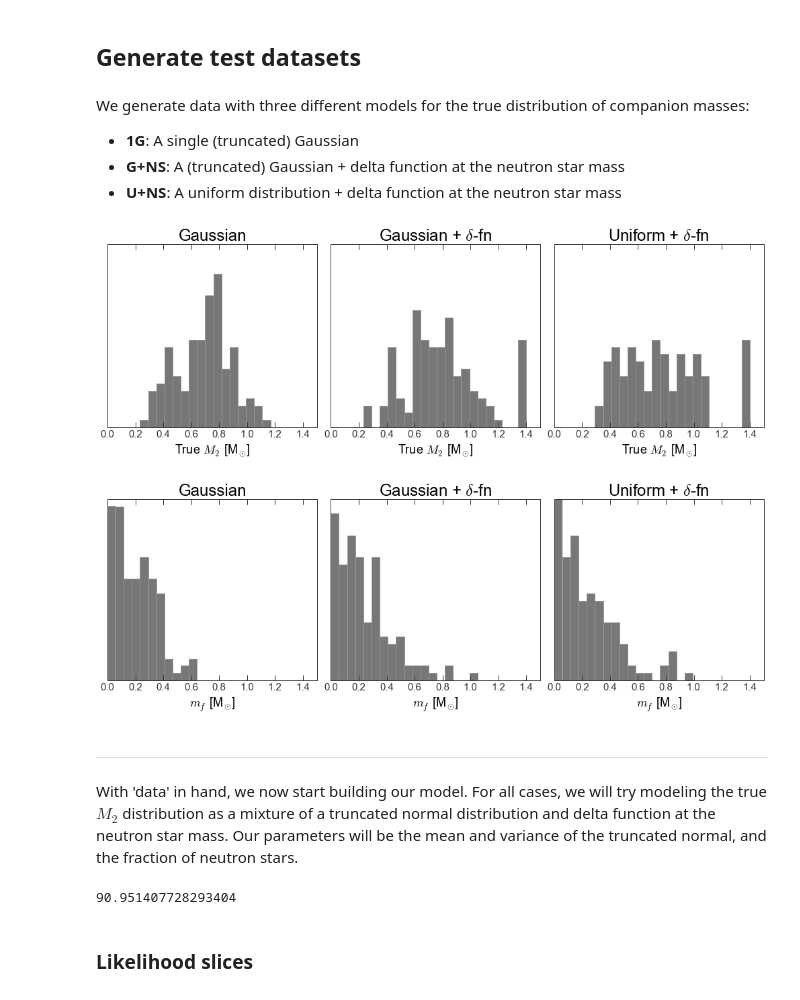
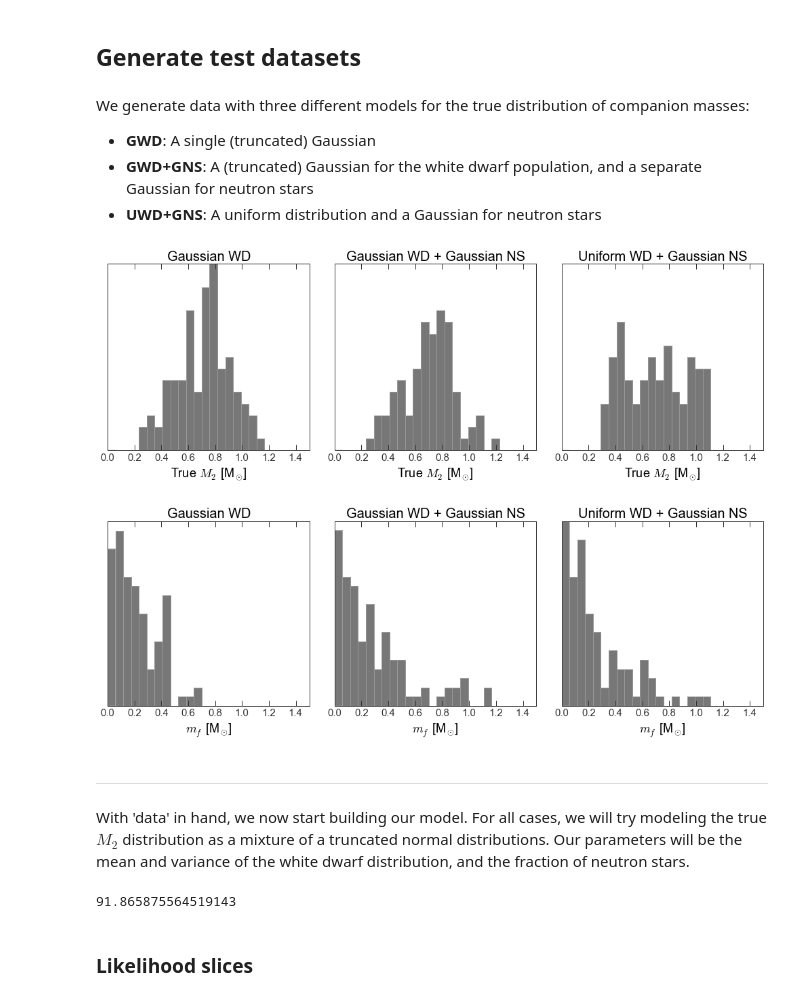
Before and after one commit to adrn/tilt-shift, a Jupyter notebook: notebooks/Paper figures.ipynb, the cells around one changed output. Cells and saved outputs as stored; diff of their text form; code cells hidden in the pictures.

```diff
--- a/notebooks/Paper figures.ipynb
+++ b/notebooks/Paper figures.ipynb
@@ -43,8 +35,11 @@ norm_bounds = (0.2,1.4)
+# %%
+# Number of data points to generate
+ndata = 100
 # %% [markdown]
 We generate data with three different models for the true distribution of companion masses:
-* __1G__: A single (truncated) Gaussian
-* __G+NS__: A (truncated) Gaussian + delta function at the neutron star mass
-* __U+NS__: A uniform distribution + delta function at the neutron star mass
+* __GWD__: A single (truncated) Gaussian
+* __GWD+GNS__: A (truncated) Gaussian for the white dwarf population, and a separate Gaussian for neutron stars
+* __UWD+GNS__: A uniform distribution and a Gaussian for neutron stars
 # %%
 def mass_function(m1, m2, sini):
     return (m2*sini)**3 / (m1 + m2)**2
@@ -136,62 +151,53 @@ test_params,test_data = make_datasets(ndata, seed=42)
 # %%
 fig,axes = plt.subplots(1, 3, figsize=(14,5), sharex=True, sharey=True)
 
 bins = np.linspace(0.,1.4,25)
-axes[0].hist(test_data['1G']['true_m2'], bins=bins, color='#777777', edgecolor='#999999')
-axes[0].set_title('Gaussian')
-axes[1].hist(test_data['G+NS']['true_m2'], bins=bins, color='#777777', edgecolor='#999999')
-axes[1].set_title(r'Gaussian + $\delta$-fn')
-axes[2].hist(test_data['U+NS']['true_m2'], bins=bins, color='#777777', edgecolor='#999999')
-axes[2].set_title(r'Uniform + $\delta$-fn')
-
-for i in range(3):
+for i,(p,d) in enumerate(zip(test_params.values(), test_data.values())):
+    axes[i].hist(d['true_m2'], bins=bins, color='#777777', edgecolor='#999999')
+    axes[i].set_title(p['name'], fontsize=20)
     axes[i].set_xlabel("True $M_2$ [M$_\odot$]")
     axes[i].yaxis.set_visible(False)
 
 axes[0].set_xlim(0.,1.5)
 fig.tight_layout()
 # %% [output]
-[figure, old version]
+[figure, new version]
 # %%
 fig,axes = plt.subplots(1, 3, figsize=(14,5), sharex=True, sharey=True)
 
 bins = np.linspace(0.,1.4,25)
-axes[0].hist(test_data['1G']['mf'], bins=bins, color='#777777', edgecolor='#999999')
-axes[0].set_title('Gaussian')
-axes[1].hist(test_data['G+NS']['mf'], bins=bins, color='#777777', edgecolor='#999999')
-axes[1].set_title(r'Gaussian + $\delta$-fn')
-axes[2].hist(test_data['U+NS']['mf'], bins=bins, color='#777777', edgecolor='#999999')
-axes[2].set_title(r'Uniform + $\delta$-fn')
-
-for i in range(3):
+for i,(p,d) in enumerate(zip(test_params.values(), test_data.values())):
+    axes[i].hist(d['mf'], bins=bins, color='#777777', edgecolor='#999999')
+    axes[i].set_title(p['name'], fontsize=20)
     axes[i].set_xlabel("$m_f$ [M$_\odot$]")
     axes[i].yaxis.set_visible(False)
 
 axes[0].set_xlim(0.,1.5)
 fig.tight_layout()
 # %% [output]
-[figure, old version]
+[figure, new version]
 # %% [markdown]
 ---
 # %% [markdown]
-With 'data' in hand, we now start building our model. For all cases, we will try modeling the true $M_2$ distribution as a mixture of a truncated normal distribution and delta function at the neutron star mass. Our parameters will be the mean and variance of the truncated normal, and the fraction of neutron stars.
+With 'data' in hand, we now start building our model. For all cases, we will try modeling the true $M_2$ distribution as a mixture of a truncated normal distributions. Our parameters will be the mean and variance of the white dwarf distribution, and the fraction of neutron stars.
 # %%
 def integrand_factor(m2, mf, m1):
     """ Compute the factor multiplying p(M_2|θ) in the integral of Equation XXX in the paper """
     mtot = m1 + m2
     return mtot**(4/3.) * mf**(-1/3.) / m2 / np.sqrt(m2**2 - (mf*mtot**2)**(2/3.)) / 3.
 
-def ln_likelihood(p, mf, m1, norm_bounds):
+def ln_likelihood(p, mf, m1, bounds_WD, bounds_NS, mean_NS, stddev_NS):
     mu,sigma,f_NS = p
 
-    # generate a grid of M2s to perform the numerical integral over for the Gaussian mixture component
-    lower, upper = norm_bounds
+    # generate a grid of M2s and perform a numerical integral over the white dwarf mixture component
+    lower, upper = bounds_WD
     m2s = np.linspace(lower, upper, 512)
     dm2 = m2s[1] - m2s[0]
 
     # evaluate the truncated normal
     dist = truncnorm((lower - mu) / sigma, (upper - mu) / sigma, loc=mu, scale=sigma)
-    p_WD = (1-f_NS) * dist.pdf(m2s[:,np.newaxis]) * integrand_factor(m2s[:,np.newaxis], mf[np.newaxis], m1[np.newaxis])
+    intfac= integrand_factor(m2s[:,np.newaxis], mf[np.newaxis], m1[np.newaxis])
+    p_WD = (1-f_NS) * dist.pdf(m2s[:,np.newaxis]) * intfac
 
     # when M_2 < M_2,min, the pdf will return NaN -- this simply zeros out these values
     p_WD[np.isnan(p_WD)] = 0.
@@ -200,7 +206,8 @@ def ln_likelihood(p, mf, m1, norm_bounds):
     p_WD = dm2/2. * (p_WD[0] + np.sum(2*p_WD[1:-1], axis=0) + p_WD[-1])
 
     # neutron star component is an integral over a delta function
-    p_NS = f_NS*integrand_factor(M_NS, mf[np.newaxis], m1[np.newaxis])
+    p_NS = f_NS*integrand_factor(M_NS, mf, m1)
+    p_NS[np.isnan(p_NS)] = 0.
 
     return np.log(p_WD + p_NS)
 
@@ -218,9 +225,9 @@ def ln_prior(p):
     if mu < 0.2 or mu > 1.4:
         return -np.inf
 
-    # p(σ) = 1/σ (0.02 < σ < 1)
+    # p(σ) = 1/σ (0.02 < σ < 2)
     lp += -np.log(sigma) - 1.36405 # properly normalized
-    if sigma < 0.02 or sigma > 1.:
+    if sigma < 0.02 or sigma > 2.:
         return -np.inf
 
     return lp
@@ -240,7 +247,7 @@ def ln_posterior(p, mf, m1, norm_bounds):
 ln_likelihood([test_params['1G']['mean'], test_params['1G']['stddev'], 0.],
               test_data['1G']['mf'], test_data['1G']['m1'], test_params['1G']['bounds']).sum()
 # %% [output]
-90.951407728293404
+91.865875564519143
 # %% [markdown]
 ### Likelihood slices
 # %% [markdown]
```
Also changed, not shown: parts of 17 cells of this notebook.
